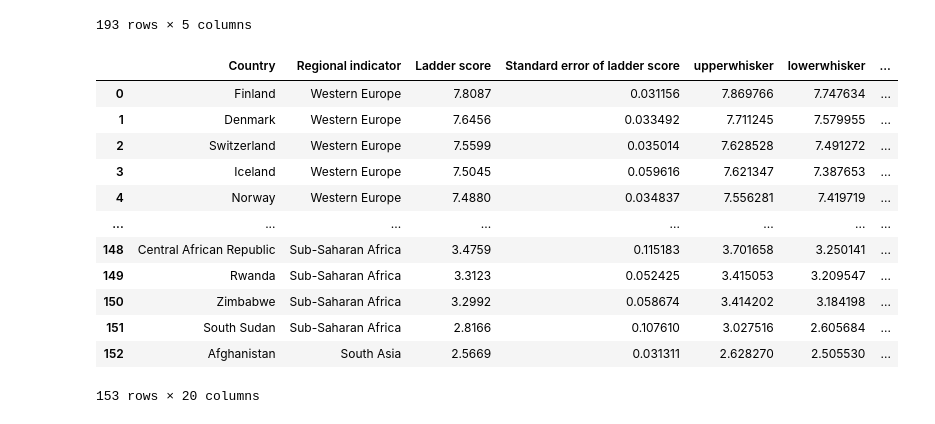
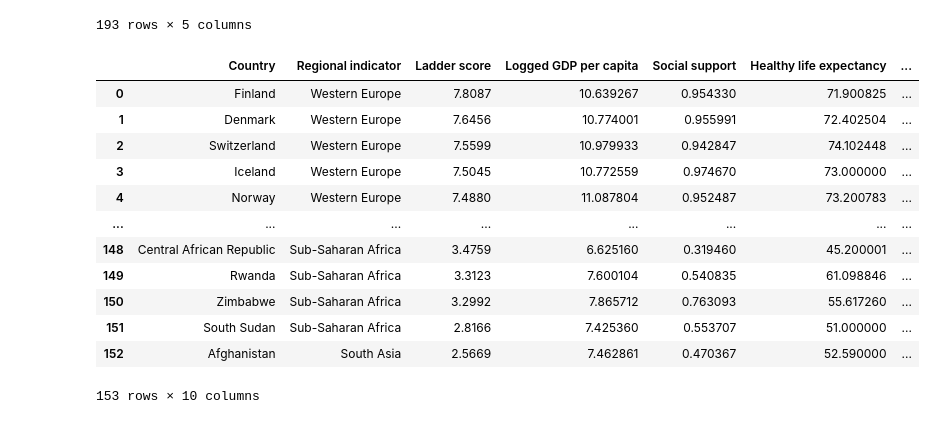
Before and after one commit to staceywai/Final-Project, a Jupyter notebook: combine_data.ipynb, the cells around one changed output. Saved outputs shown, nothing was run; the diff lists cells and outputs as text; code cells hidden in the pictures.

```diff
--- a/combine_data.ipynb
+++ b/combine_data.ipynb
@@ -91,22 +91,24 @@ alc_con
 | 191 | Zambia | 32 | 19 | 4 | 2.5 |
 | 192 | Zimbabwe | 64 | 18 | 4 | 4.7 |
 193 rows × 5 columns
-# %%
-happiness
-# %% [output]
-|  | Country | Regional indicator | Ladder score | Standard error of ladder score | upperwhisker | lowerwhisker | ... |
-| 0 | Finland | Western Europe | 7.8087 | 0.031156 | 7.869766 | 7.747634 | ... |
-| 1 | Denmark | Western Europe | 7.6456 | 0.033492 | 7.711245 | 7.579955 | ... |
-| 2 | Switzerland | Western Europe | 7.5599 | 0.035014 | 7.628528 | 7.491272 | ... |
-| 3 | Iceland | Western Europe | 7.5045 | 0.059616 | 7.621347 | 7.387653 | ... |
-| 4 | Norway | Western Europe | 7.4880 | 0.034837 | 7.556281 | 7.419719 | ... |
-| ... | ... | ... | ... | ... | ... | ... | ... |
-| 148 | Central African Republic | Sub-Saharan Africa | 3.4759 | 0.115183 | 3.701658 | 3.250141 | ... |
-| 149 | Rwanda | Sub-Saharan Africa | 3.3123 | 0.052425 | 3.415053 | 3.209547 | ... |
-| 150 | Zimbabwe | Sub-Saharan Africa | 3.2992 | 0.058674 | 3.414202 | 3.184198 | ... |
-| 151 | South Sudan | Sub-Saharan Africa | 2.8166 | 0.107610 | 3.027516 | 2.605684 | ... |
-| 152 | Afghanistan | South Asia | 2.5669 | 0.031311 | 2.628270 | 2.505530 | ... |
-153 rows × 20 columns
+# %%
+happiness
+happiness_clean = happiness[["Country", "Regional indicator", "Ladder score", "Logged GDP per capita", "Social support", "Healthy life expectancy", "Freedom to make life choices", "Generosity", "Perceptions of corruption", "Ladder score in Dystopia"]]
+happiness_clean
+# %% [output]
+|  | Country | Regional indicator | Ladder score | Logged GDP per capita | Social support | Healthy life expectancy | ... |
+| 0 | Finland | Western Europe | 7.8087 | 10.639267 | 0.954330 | 71.900825 | ... |
+| 1 | Denmark | Western Europe | 7.6456 | 10.774001 | 0.955991 | 72.402504 | ... |
+| 2 | Switzerland | Western Europe | 7.5599 | 10.979933 | 0.942847 | 74.102448 | ... |
+| 3 | Iceland | Western Europe | 7.5045 | 10.772559 | 0.974670 | 73.000000 | ... |
+| 4 | Norway | Western Europe | 7.4880 | 11.087804 | 0.952487 | 73.200783 | ... |
+| ... | ... | ... | ... | ... | ... | ... | ... |
+| 148 | Central African Republic | Sub-Saharan Africa | 3.4759 | 6.625160 | 0.319460 | 45.200001 | ... |
+| 149 | Rwanda | Sub-Saharan Africa | 3.3123 | 7.600104 | 0.540835 | 61.098846 | ... |
+| 150 | Zimbabwe | Sub-Saharan Africa | 3.2992 | 7.865712 | 0.763093 | 55.617260 | ... |
+| 151 | South Sudan | Sub-Saharan Africa | 2.8166 | 7.425360 | 0.553707 | 51.000000 | ... |
+| 152 | Afghanistan | South Asia | 2.5669 | 7.462861 | 0.470367 | 52.590000 | ... |
+153 rows × 10 columns
 # %%
 combined_df = pd.merge(alc_con,led, on="Country",how='outer')
 combined_df
```
Also changed, not shown: parts of 5 cells of this notebook, 4 other files.
